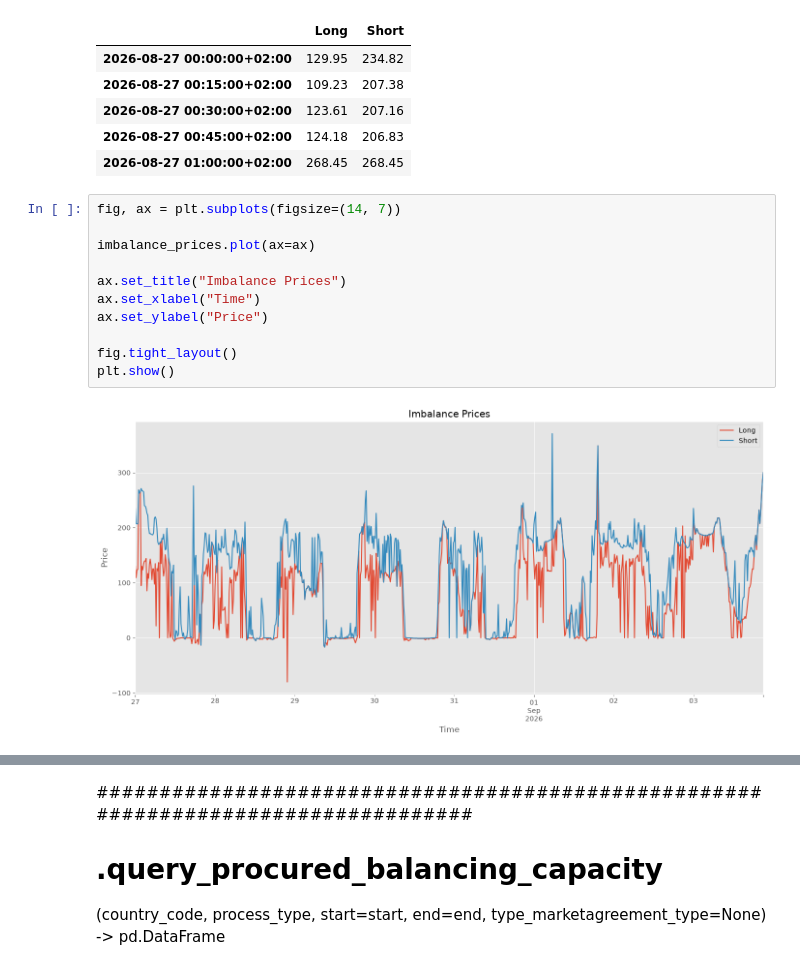
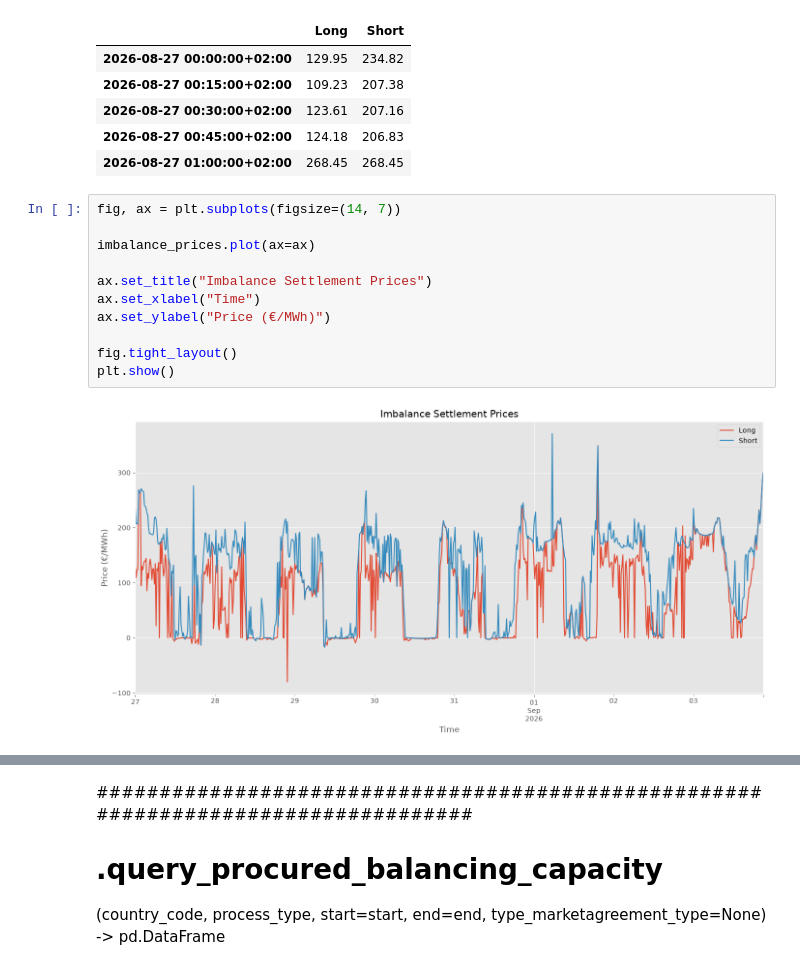
Before and after one commit to DianaDorobantu/electricity-market-brief, a Jupyter notebook: entsoe_data_categories/balancing.ipynb, the cells around one changed output, grey strips where cells are left out. Saved outputs shown, nothing was run; the diff lists cells and outputs as text.

```diff
--- a/entsoe_data_categories/balancing.ipynb
+++ b/entsoe_data_categories/balancing.ipynb
@@ -157,13 +157,13 @@ imbalance_prices.head()
 # %%
 fig, ax = plt.subplots(figsize=(14, 7))
 
 imbalance_prices.plot(ax=ax)
 
-ax.set_title("Imbalance Prices")
+ax.set_title("Imbalance Settlement Prices")
 ax.set_xlabel("Time")
-ax.set_ylabel("Price")
+ax.set_ylabel("Price (€/MWh)")
 
 fig.tight_layout()
 plt.show()
 # %% [output]
-[figure, old version]
+[figure, new version]
```
Also changed, not shown: parts of 6 cells of this notebook.
